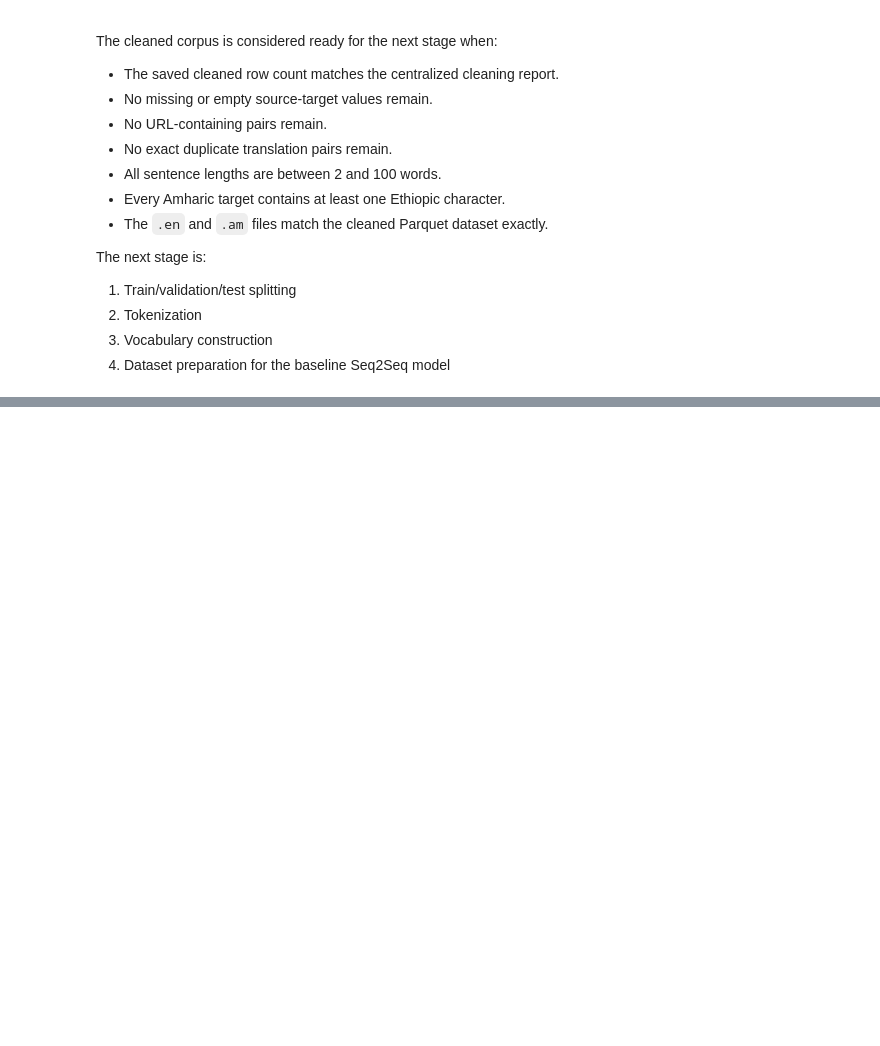
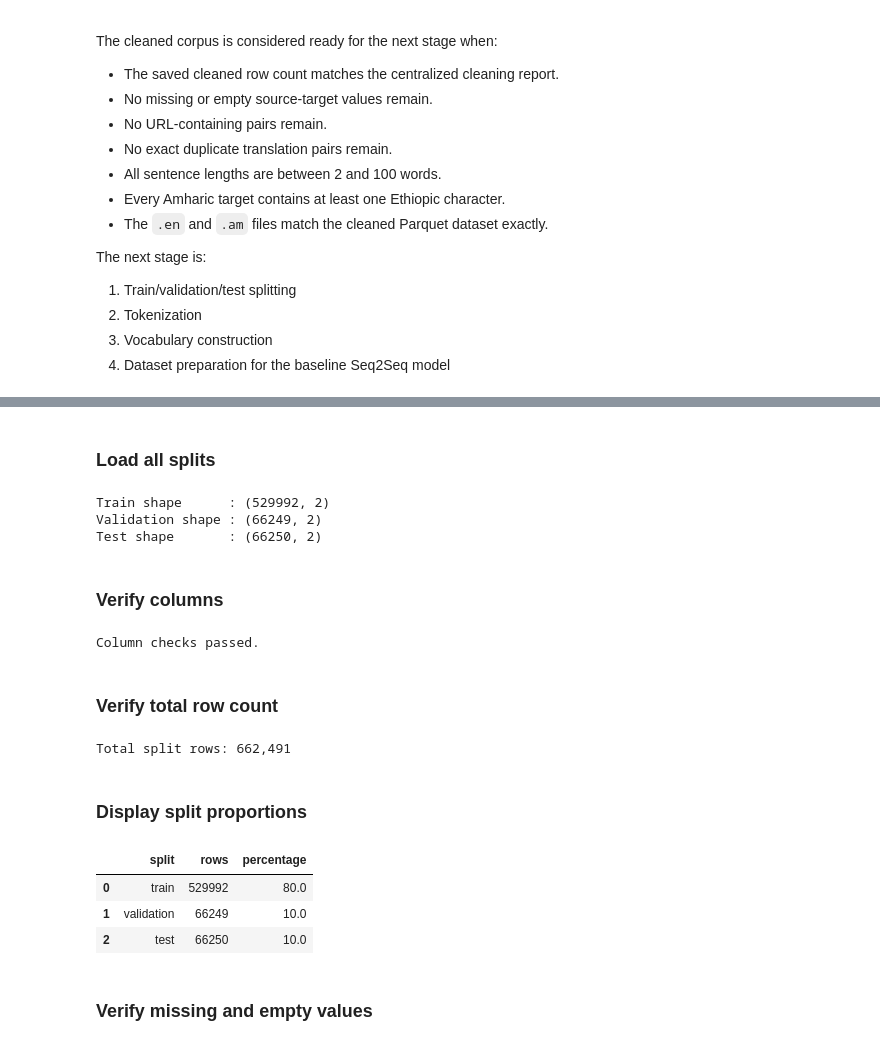
Before and after one commit to 21Oli/neural-machine-translation, a Jupyter notebook: notebooks/02_preprocessing_analysis.ipynb, the cells around one changed output, grey strips where cells are left out. Cells and saved outputs as stored; diff of their text form; code cells hidden in the pictures; blank space fills up the shorter version.

```diff
--- a/notebooks/02_preprocessing_analysis.ipynb
+++ b/notebooks/02_preprocessing_analysis.ipynb
@@ -841,0 +871,9 @@ The next stage is:
+# %%
+PROJECT_ROOT = Path.cwd()
+
+if not (PROJECT_ROOT / "data").exists() and (
+    PROJECT_ROOT.parent / "data"
+).exists():
+    PROJECT_ROOT = PROJECT_ROOT.parent
+
+PROJECT_ROOT
@@ -841,0 +940,66 @@ The next stage is:
+# %% [markdown]
+### Load all splits
+# %%
+train_df = pd.read_parquet(TRAIN_FILE)
+validation_df = pd.read_parquet(VALIDATION_FILE)
+test_df = pd.read_parquet(TEST_FILE)
+
+print("Train shape      :", train_df.shape)
+print("Validation shape :", validation_df.shape)
+print("Test shape       :", test_df.shape)
+# %% [output]
+Train shape      : (529992, 2)
+Validation shape : (66249, 2)
+Test shape       : (66250, 2)
+# %% [markdown]
+### Verify columns
+# %%
+expected_columns = ["eng", "amh"]
+
+assert list(train_df.columns) == expected_columns
+assert list(validation_df.columns) == expected_columns
+assert list(test_df.columns) == expected_columns
+
+print("Column checks passed.")
+# %% [output]
+Column checks passed.
+# %% [markdown]
+### Verify total row count
+# %%
+total_rows = (
+    len(train_df)
+    + len(validation_df)
+    + len(test_df)
+)
+
+print("Total split rows:", f"{total_rows:,}")
+
+assert total_rows == 662_491
+# %% [output]
+Total split rows: 662,491
+# %% [markdown]
+### Display split proportions
+# %%
+split_summary = pd.DataFrame(
+    {
+        "split": ["train", "validation", "test"],
+        "rows": [
+            len(train_df),
+            len(validation_df),
+            len(test_df),
+        ],
+    }
+)
+
+split_summary["percentage"] = (
+    split_summary["rows"] / total_rows * 100
+).round(2)
+
+display(split_summary)
+# %% [output]
+|  | split | rows | percentage |
+| 0 | train | 529992 | 80.0 |
+| 1 | validation | 66249 | 10.0 |
+| 2 | test | 66250 | 10.0 |
+# %% [markdown]
+### Verify missing and empty values
```
Also changed, not shown: parts of 21 cells of this notebook, 2 other files.
